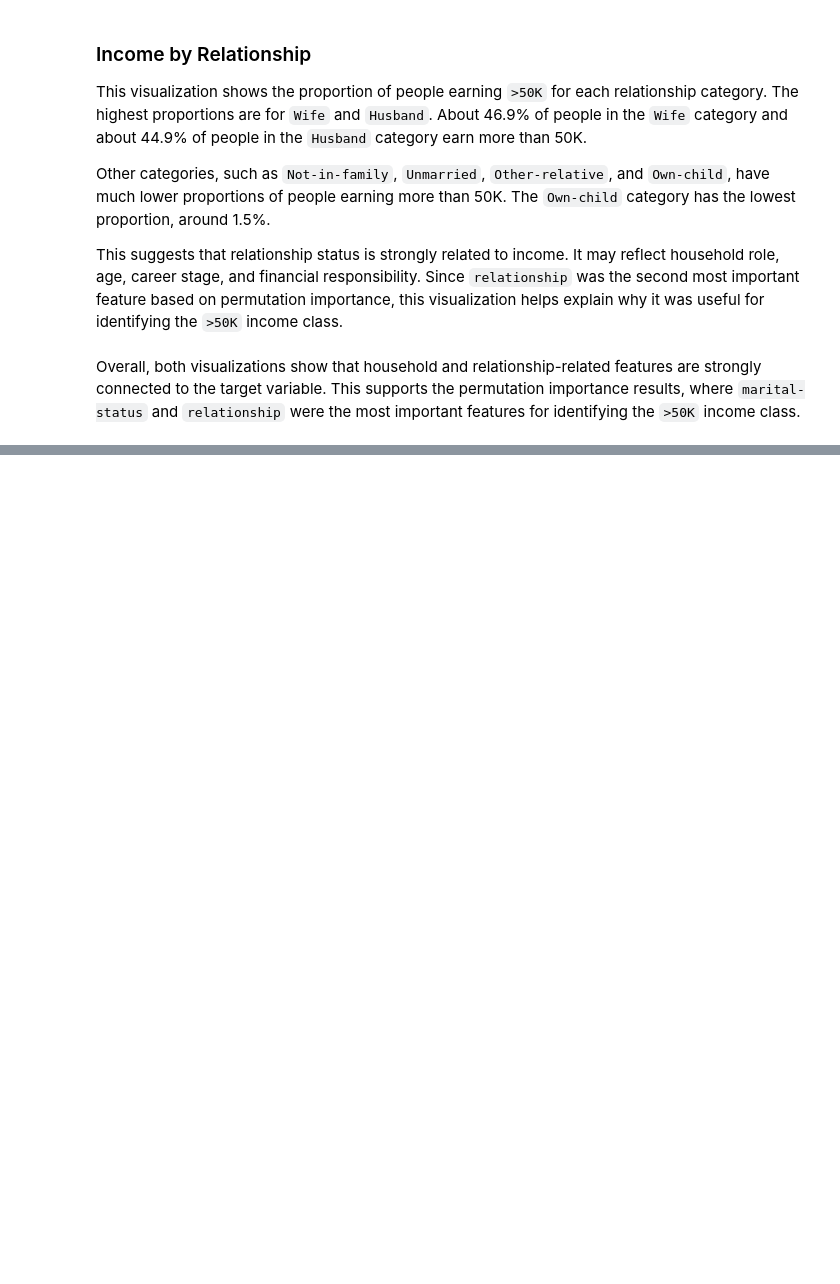
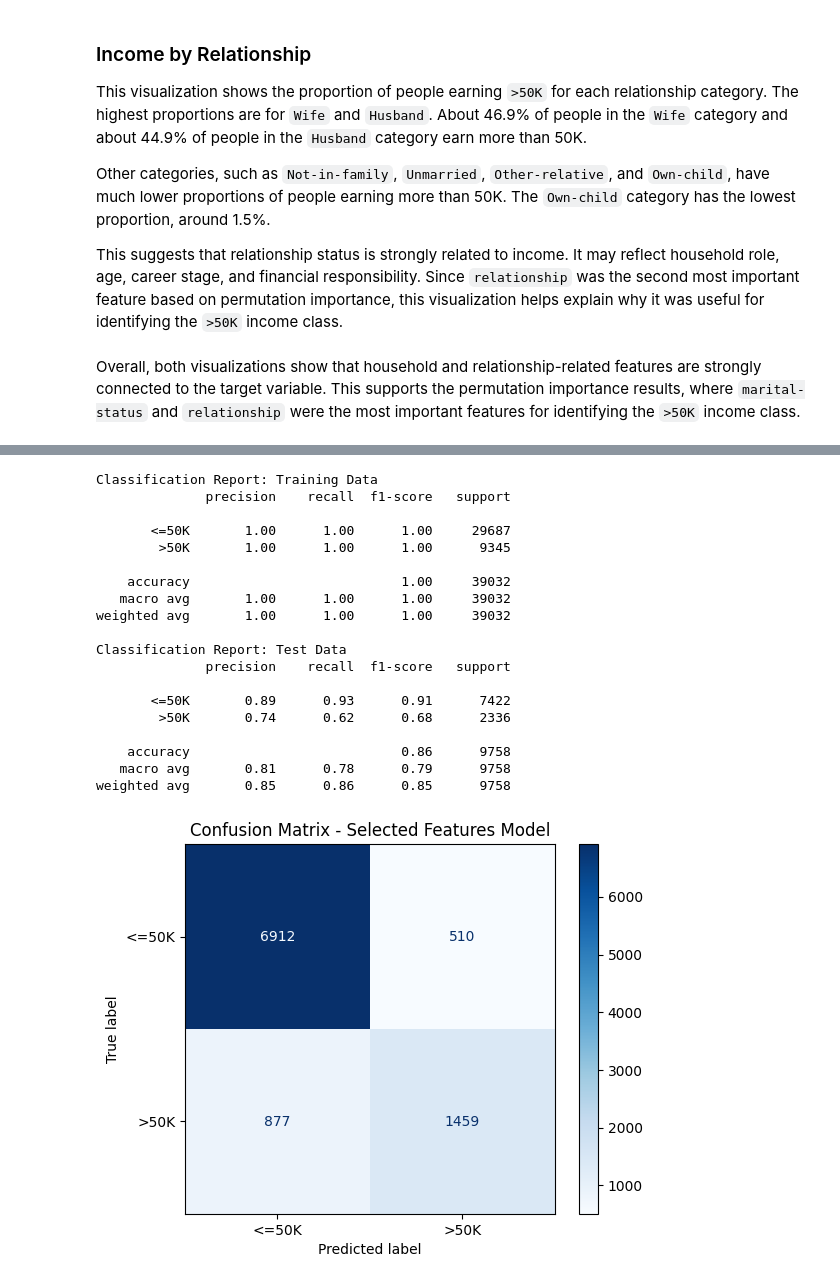
Before and after one commit to majdsabha/Project-2, a Jupyter notebook: Project_2_prat_1.ipynb, the cells around one changed output, grey strips where cells are left out. Cells and saved outputs as stored; diff of their text form; code cells hidden in the pictures; blank space fills up the shorter version.

```diff
--- a/Project_2_prat_1.ipynb
+++ b/Project_2_prat_1.ipynb
@@ -643,0 +834,20 @@ Overall, both visualizations show that household and relationship-related featur
+# %%
+# Step 6: Apply feature selection using SelectFromModel
+
+from sklearn.feature_selection import SelectFromModel
+
+# Create feature selector using Random Forest
+selector = SelectFromModel(
+    RandomForestClassifier(random_state=42, n_jobs=-1),
+    threshold='median')
+
+# Fit selector only on training data
+selector.fit(X_train_engineered, y_train)
+
+# Transform train and test data
+X_train_selected = selector.transform(X_train_engineered)
+X_test_selected = selector.transform(X_test_engineered)
+
+# Check shapes after feature selection
+print("Before feature selection:", X_train_engineered.shape)
+print("After feature selection:", X_train_selected.shape)
@@ -643,0 +863,49 @@ Overall, both visualizations show that household and relationship-related featur
+# %%
+# Step 7: Train final model using selected features and evaluate it
+
+rf_selected = RandomForestClassifier(random_state=42, n_jobs=-1)
+
+# Fit final model
+rf_selected.fit(X_train_selected, y_train)
+
+# Make predictions
+selected_train_preds = rf_selected.predict(X_train_selected)
+selected_test_preds = rf_selected.predict(X_test_selected)
+
+# Classification reports
+print("Classification Report: Training Data")
+print(classification_report(y_train, selected_train_preds))
+
+print("Classification Report: Test Data")
+print(classification_report(y_test, selected_test_preds))
+
+# Confusion Matrix for selected features model
+ConfusionMatrixDisplay.from_predictions(
+    y_test,
+    selected_test_preds,
+    cmap='Blues'
+)
+
+plt.title('Confusion Matrix - Selected Features Model')
+plt.show()
+# %% [output]
+Classification Report: Training Data
+              precision    recall  f1-score   support
+
+       <=50K       1.00      1.00      1.00     29687
+        >50K       1.00      1.00      1.00      9345
+
+    accuracy                           1.00     39032
+   macro avg       1.00      1.00      1.00     39032
+weighted avg       1.00      1.00      1.00     39032
+
+Classification Report: Test Data
+              precision    recall  f1-score   support
+
+       <=50K       0.89      0.93      0.91      7422
+        >50K       0.74      0.62      0.68      2336
+
+    accuracy                           0.86      9758
+   macro avg       0.81      0.78      0.79      9758
+weighted avg       0.85      0.86      0.85      9758
+[figure, added]
```
Also changed, not shown: parts of 25 cells of this notebook.
